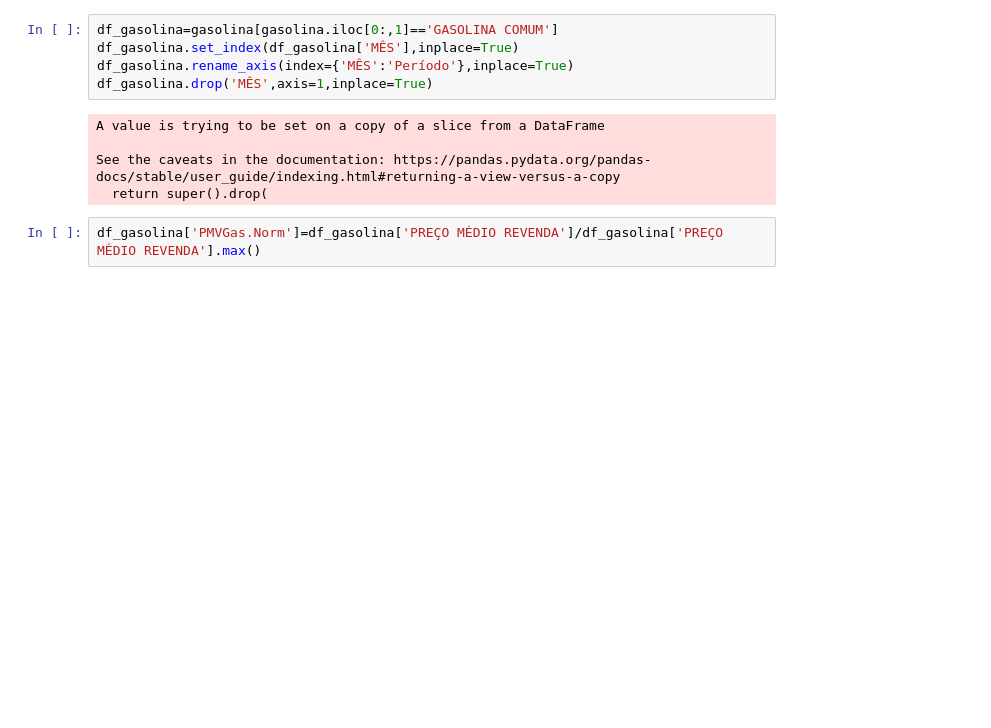
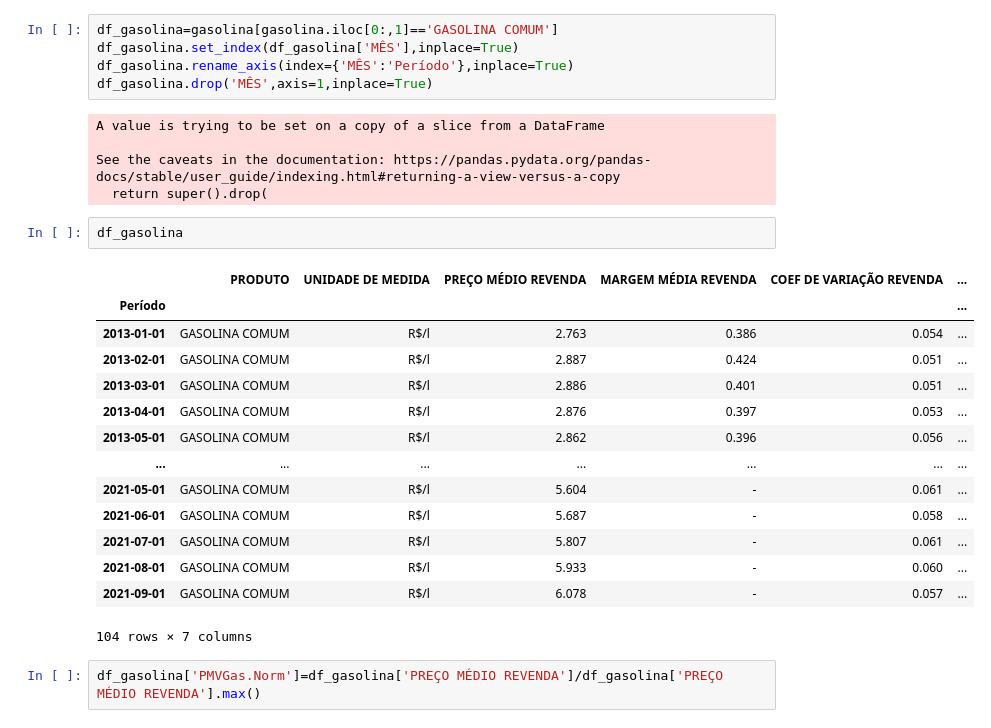
Before and after one commit to ednaelxd/residencia, a Jupyter notebook: desenvolvimento.ipynb, the cells around one changed output. Saved outputs shown, nothing was run; the diff lists cells and outputs as text; blank space fills up the shorter version.

```diff
--- a/desenvolvimento.ipynb
+++ b/desenvolvimento.ipynb
@@ -55,6 +71,23 @@ A value is trying to be set on a copy of a slice from a DataFrame
 
 See the caveats in the documentation: https://pandas.pydata.org/pandas-docs/stable/user_guide/indexing.html#returning-a-view-versus-a-copy
   return super().drop(
+# %%
+df_gasolina
+# %% [output]
+|  | PRODUTO | UNIDADE DE MEDIDA | PREÇO MÉDIO REVENDA | MARGEM MÉDIA REVENDA | COEF DE VARIAÇÃO REVENDA | ... |
+| Período |  |  |  |  |  | ... |
+| 2013-01-01 | GASOLINA COMUM | R$/l | 2.763 | 0.386 | 0.054 | ... |
+| 2013-02-01 | GASOLINA COMUM | R$/l | 2.887 | 0.424 | 0.051 | ... |
+| 2013-03-01 | GASOLINA COMUM | R$/l | 2.886 | 0.401 | 0.051 | ... |
+| 2013-04-01 | GASOLINA COMUM | R$/l | 2.876 | 0.397 | 0.053 | ... |
+| 2013-05-01 | GASOLINA COMUM | R$/l | 2.862 | 0.396 | 0.056 | ... |
+| ... | ... | ... | ... | ... | ... | ... |
+| 2021-05-01 | GASOLINA COMUM | R$/l | 5.604 | - | 0.061 | ... |
+| 2021-06-01 | GASOLINA COMUM | R$/l | 5.687 | - | 0.058 | ... |
+| 2021-07-01 | GASOLINA COMUM | R$/l | 5.807 | - | 0.061 | ... |
+| 2021-08-01 | GASOLINA COMUM | R$/l | 5.933 | - | 0.060 | ... |
+| 2021-09-01 | GASOLINA COMUM | R$/l | 6.078 | - | 0.057 | ... |
+104 rows × 7 columns
 # %%
 df_gasolina['PMVGas.Norm']=df_gasolina['PREÇO MÉDIO REVENDA']/df_gasolina['PREÇO MÉDIO REVENDA'].max()
 # %% [output]
```
Also changed, not shown: parts of 3 cells of this notebook, 2 other files.
